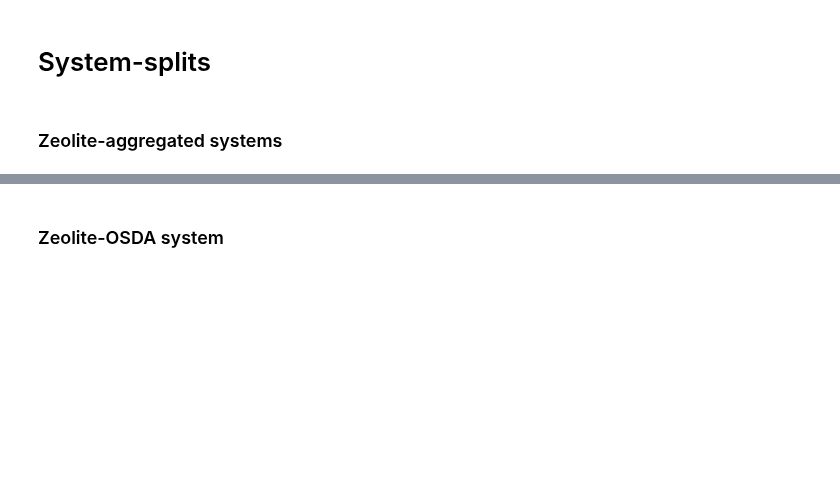
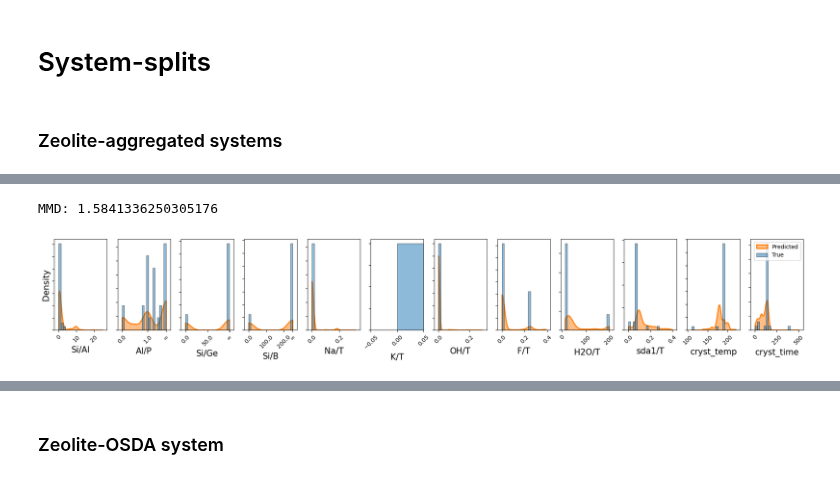
Before and after one commit to eltonpan/zeosyn_gen, a Jupyter notebook: visualize_pred.ipynb, the cells around one changed output, grey strips where cells are left out. Drawn from its saved outputs; the diff is of its cells as text; code cells hidden in the pictures; blank space fills up the shorter version.

```diff
--- a/visualize_pred.ipynb
+++ b/visualize_pred.ipynb
@@ -202,3 +236,13 @@ plt.show()
+# %%
+# BEC - observe Si/Ge and F/T
+zeo = 'SAV'
+sys_syn_pred, sys_syn_true = syn_pred[syn_pred['zeo'] == zeo], syn_true[syn_true['zeo'] == zeo]
+sys_syn_pred_scaled, sys_syn_true_scaled = syn_pred_scaled[syn_pred_scaled['zeo'] == zeo], syn_true_scaled[syn_true_scaled['zeo'] == zeo]
+print('MMD:', maximum_mean_discrepancy(sys_syn_pred[dataset.ratio_names+dataset.cond_names], sys_syn_true[dataset.ratio_names+dataset.cond_names]))
+utils.compare_gel_conds([sys_syn_pred, sys_syn_true], ['Predicted', 'True'], [True, False], [False, True], ['tab:orange', 'tab:blue'], common_norm=True, alpha=0.5)
+# %% [output]
+MMD: 1.5841336250305176
+[figure, added]
 # %%
 # BEC - observe Si/Ge and F/T
 zeo = 'BEC'
```
Also changed, not shown: parts of 14 cells of this notebook, 51 other files.
